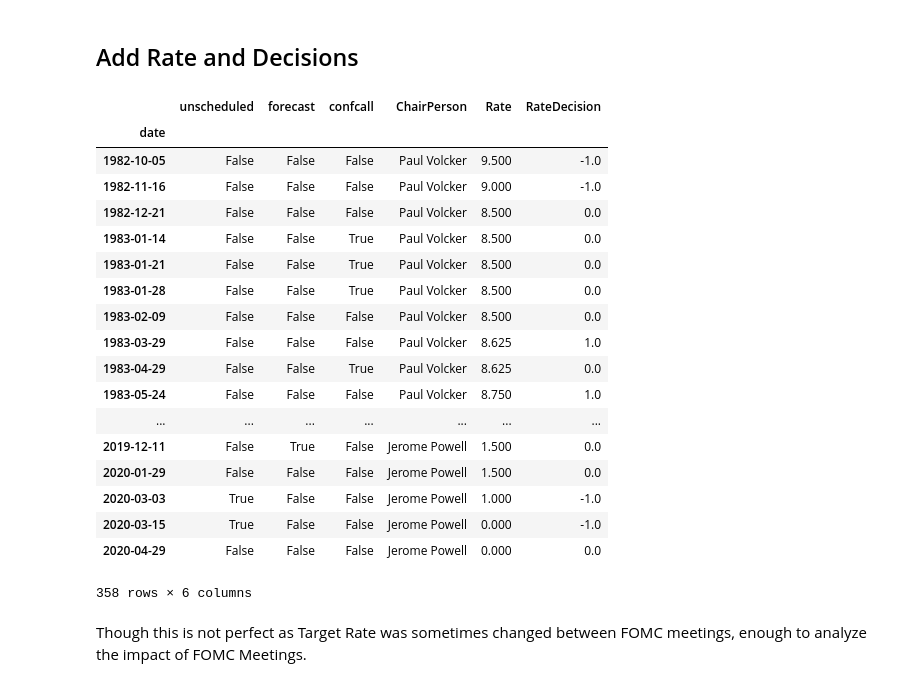
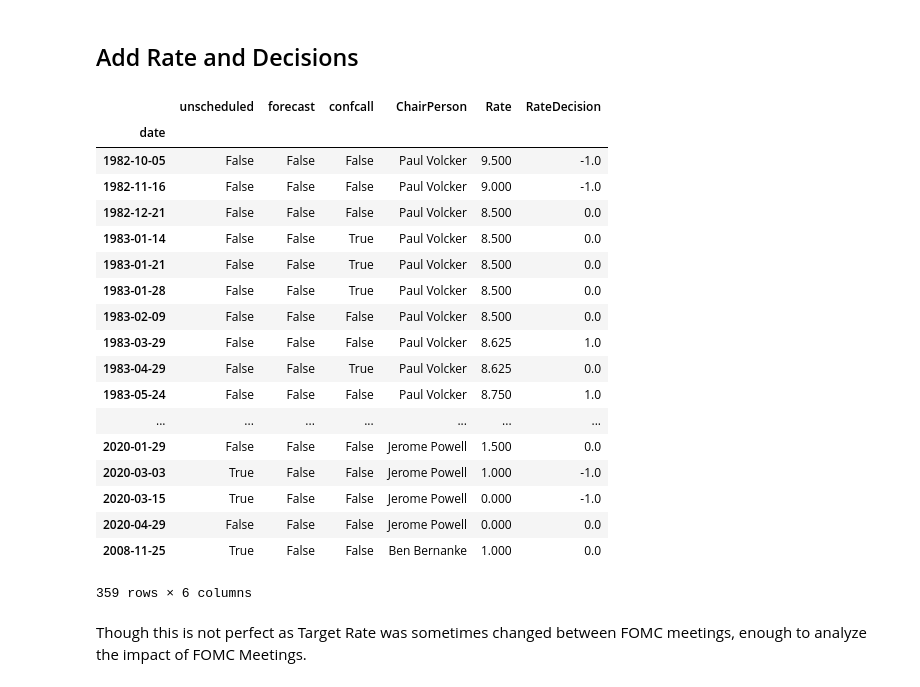
Before and after one commit to yukit-k/centralbank_analysis, a Jupyter notebook: src/2_FOMC_Analysis_Preprocess_NonText.ipynb, the cells around one changed output. Saved outputs shown, nothing was run; the diff lists cells and outputs as text; code cells hidden in the pictures.

```diff
--- a/src/2_FOMC_Analysis_Preprocess_NonText.ipynb
+++ b/src/2_FOMC_Analysis_Preprocess_NonText.ipynb
@@ -711,43 +708,43 @@ for i in tqdm(range(len(fomc_calendar))):
     not_found = True
     for j in range(len(fedrate_df)):
         if fomc_calendar.index[i] == fedrate_df.index[j]:
             not_found = False
             rate_list.append(float(fedrate_df['Rate'].iloc[j+3]))
             if fedrate_df['Rate'].iloc[j-1] == fedrate_df['Rate'].iloc[j+3]:
                 decision_list.append(0)
             elif fedrate_df['Rate'].iloc[j-1] < fedrate_df['Rate'].iloc[j+3]:
                 decision_list.append(1)
             elif fedrate_df['Rate'].iloc[j-1] > fedrate_df['Rate'].iloc[j+3]:
                 decision_list.append(-1)
     if not_found:
         rate_list.append(np.nan)
         decision_list.append(np.nan)
 
-train_data.loc[:,'Rate'] = rate_list
-train_data.loc[:,'RateDecision'] = decision_list
-train_data.dropna(subset=['Rate'], inplace=True)
+fomc_calendar.loc[:,'Rate'] = rate_list
+fomc_calendar.loc[:,'RateDecision'] = decision_list
+fomc_calendar.dropna(subset=['Rate'], inplace=True)
 
-train_data
+fomc_calendar
 # %% [output]
 |  | unscheduled | forecast | confcall | ChairPerson | Rate | RateDecision |
 | date |  |  |  |  |  |  |
 | 1982-10-05 | False | False | False | Paul Volcker | 9.500 | -1.0 |
 | 1982-11-16 | False | False | False | Paul Volcker | 9.000 | -1.0 |
 | 1982-12-21 | False | False | False | Paul Volcker | 8.500 | 0.0 |
 | 1983-01-14 | False | False | True | Paul Volcker | 8.500 | 0.0 |
 | 1983-01-21 | False | False | True | Paul Volcker | 8.500 | 0.0 |
 | 1983-01-28 | False | False | True | Paul Volcker | 8.500 | 0.0 |
 | 1983-02-09 | False | False | False | Paul Volcker | 8.500 | 0.0 |
 | 1983-03-29 | False | False | False | Paul Volcker | 8.625 | 1.0 |
 | 1983-04-29 | False | False | True | Paul Volcker | 8.625 | 0.0 |
 | 1983-05-24 | False | False | False | Paul Volcker | 8.750 | 1.0 |
 | ... | ... | ... | ... | ... | ... | ... |
-| 2019-12-11 | False | True | False | Jerome Powell | 1.500 | 0.0 |
 | 2020-01-29 | False | False | False | Jerome Powell | 1.500 | 0.0 |
 | 2020-03-03 | True | False | False | Jerome Powell | 1.000 | -1.0 |
 | 2020-03-15 | True | False | False | Jerome Powell | 0.000 | -1.0 |
 | 2020-04-29 | False | False | False | Jerome Powell | 0.000 | 0.0 |
+| 2008-11-25 | True | False | False | Ben Bernanke | 1.000 | 0.0 |
-358 rows × 6 columns
+359 rows × 6 columns
 # %%
 # # Calculate the next business day (not used for now)
 # from pandas.tseries.holiday import USFederalHolidayCalendar
```
Also changed, not shown: parts of 5 cells of this notebook.
